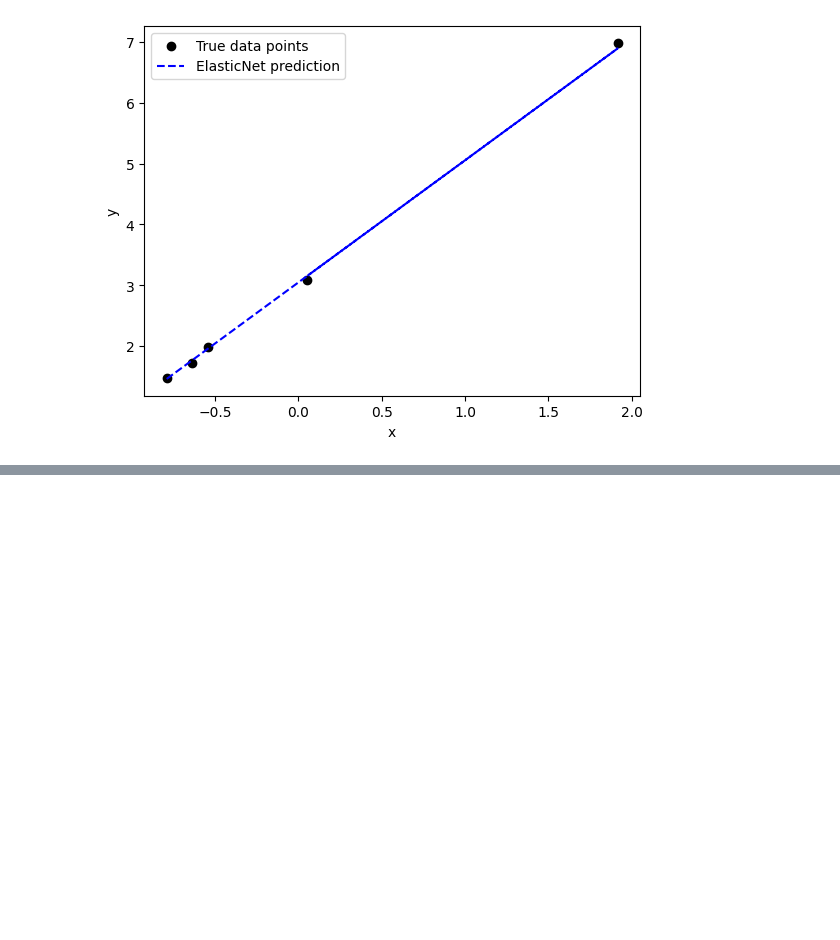
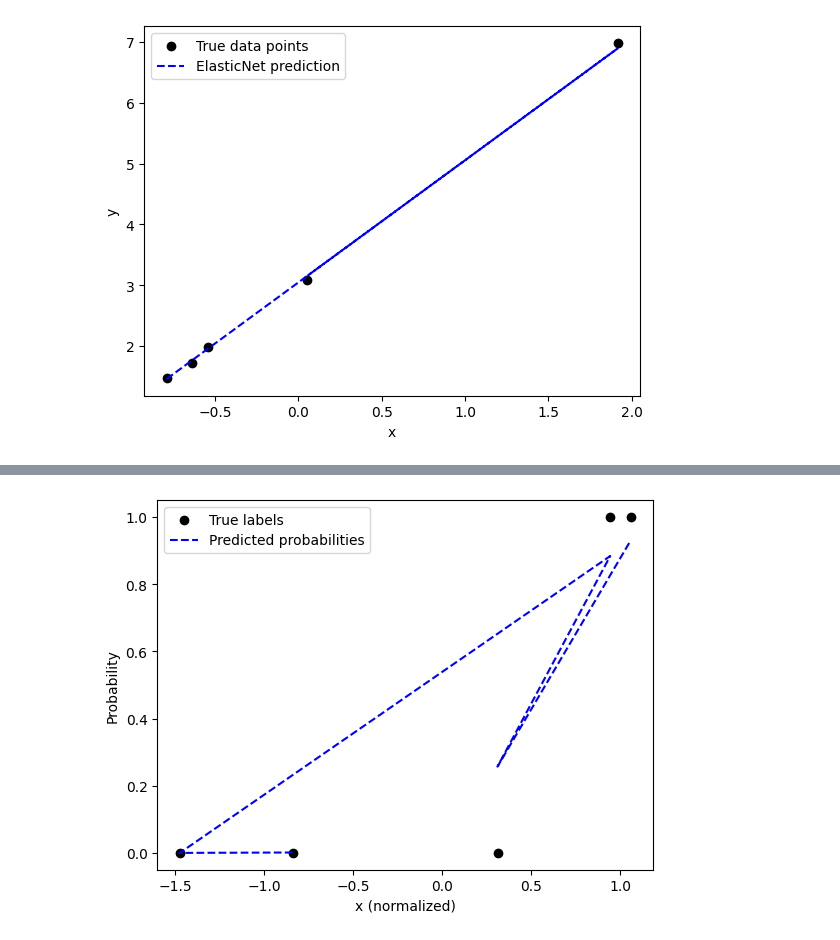
Before and after one commit to hitesh-bhatnagar/Building-ML-Algorithms-and-Neural-Networks-from-scratch, a Jupyter notebook: regression.ipynb, the cells around one changed output, grey strips where cells are left out. Cells and saved outputs as stored; diff of their text form; code cells hidden in the pictures; blank space fills up the shorter version.

```diff
--- a/regression.ipynb
+++ b/regression.ipynb
@@ -325,0 +331,94 @@ Final R_sqared Score : 0.9992
+# %%
+np.random.seed(42)
+
+class LogisticRegression:
+    def __init__(self, lr = 0.01, epochs = 1000, verbose = True):
+        self.epochs = epochs
+        self.lr = lr
+        self.verbose = verbose
+
+        self.w = None
+        self.b = 0.0
+
+    def sigmoid(self, x):
+        z = np.dot(x, self.w) + self.b
+        return 1 / (1 + np.exp(-z))
+
+
+    def predict(self, x):
+        return self.sigmoid(x)
+
+
+    def loss(self, x, y):
+        n = y.shape[0]
+        y_pred = self.predict(x)
+        epsilon = 1e-10
+        log_loss = (-1/n)*np.sum(y*np.log(y_pred+epsilon) + (1-y)*np.log(1-y_pred + epsilon))
+        return log_loss
+
+    def compute_gradients(self, x, y):
+        n = y.shape[0]
+        y_pred = self.predict(x)
+
+        dw = (1/n)*np.dot(x.T, y_pred - y)
+        db = (1/n)*np.sum(y_pred - y)
+        return dw, db
+
+
+    def train(self, x, y):
+        total_loss = 0
+        for i in range(self.epochs):
+            loss_per_iter = self.loss(x, y)
+
+            total_loss += loss_per_iter
+            dw, db = self.compute_gradients(x, y)
+            self.w -= self.lr*dw
+            self.b -= self.lr*db
+
+            if self.verbose and i%100 == 0:
+                print(f"Epoch {i}, loss = {loss_per_iter:.4f}")
+        print(f"Total average loss : {total_loss/1000:.4f}")
+        return self.w, self.b
+
+    def fit(self, x, y):
+
+        if self.w is None:
+            self.w = np.random.randn(x.shape[1], 1) # column vector
+        self.train(x, y)
+
+def main():
+    x_org = np.array([23,12,54,43, 56])
+    x = ((x_org - np.mean(x_org))/np.std(x_org)).reshape(-1, 1)
+
+    y = 2*x + 3 + (np.random.randn(len(x_org))*0.1).reshape(-1, 1)
+    y = (y > np.median(y)).astype(int)
+
+    # For genearlize testing for multi-dimensional data
+    # from sklearn.datasets import make_classification
+
+    # x, y = make_classification(n_samples=100, n_features=3, n_informative=2, n_redundant=0, random_state=42)
+
+    # x = (x - x.mean(axis=0)) / x.std(axis=0)
+    # y = y.reshape(-1, 1)
+
+    model = LogisticRegression(lr = 0.1, epochs = 1000, verbose = True)
+    model.fit(x, y)
+
+    pred = model.predict(x)
+    pred_classes = (pred >= 0.5).astype(int).flatten()
+
+    print("\nPredicted classes:", pred_classes)
+    print("True labels      :", y.flatten())
+
+    if x.shape[1] == 1:
+
+        plt.scatter(x, y, color='black', label='True labels')
+        plt.plot(x, model.predict(x), color='blue', label='Predicted probabilities', linestyle='--')
+        plt.xlabel('x (normalized)')
+        plt.ylabel('Probability')
+        plt.legend()
+        plt.show()
+
+if __name__ == "__main__":
+    main()
+# %% [output]
@@ -325,0 +439 @@ Final R_sqared Score : 0.9992
+[figure, added]
```
Also changed, not shown: parts of 2 cells of this notebook.
